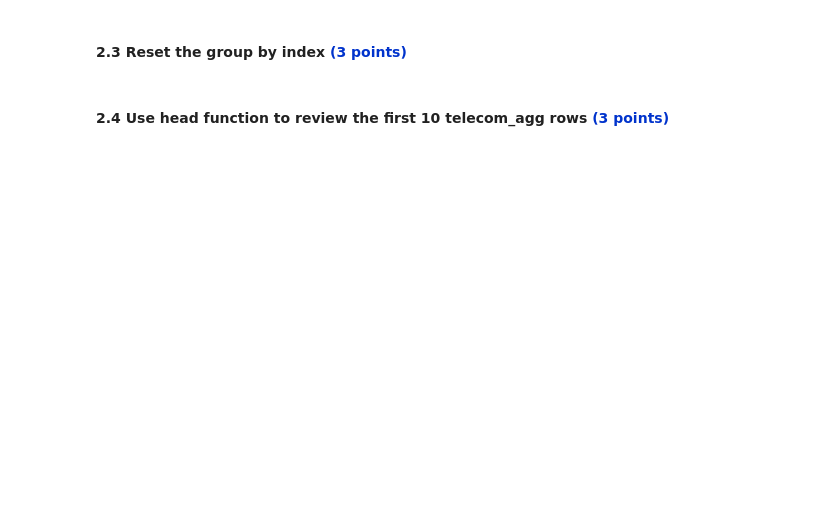
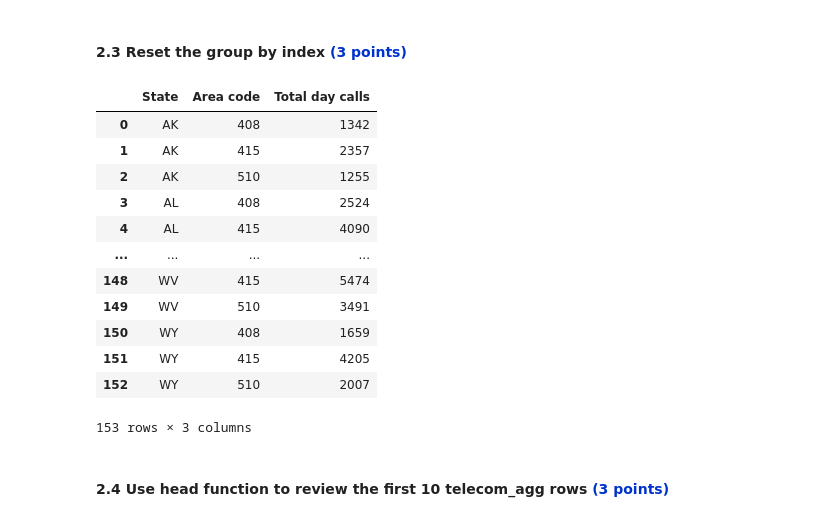
Before and after one commit to RivkyHailbron/PythonH.W.Rivky, a Jupyter notebook: Telecom_Churn_Test.ipynb, the cells around one changed output. Drawn from its saved outputs; the diff is of its cells as text; code cells hidden in the pictures; blank space fills up the shorter version.

```diff
--- a/Telecom_Churn_Test.ipynb
+++ b/Telecom_Churn_Test.ipynb
@@ -100,2 +115,19 @@ group_data
+# %%
+telecom_agg_index = df.groupby( ['State','Area code']).agg({'Total day calls': 'sum'}).reset_index()
+telecom_agg_index
+# %% [output]
+|  | State | Area code | Total day calls |
+| 0 | AK | 408 | 1342 |
+| 1 | AK | 415 | 2357 |
+| 2 | AK | 510 | 1255 |
+| 3 | AL | 408 | 2524 |
+| 4 | AL | 415 | 4090 |
+| ... | ... | ... | ... |
+| 148 | WV | 415 | 5474 |
+| 149 | WV | 510 | 3491 |
+| 150 | WY | 408 | 1659 |
+| 151 | WY | 415 | 4205 |
+| 152 | WY | 510 | 2007 |
+153 rows × 3 columns
 # %% [markdown]
 #### 2.4 Use head function to review the first 10 telecom_agg rows <span style= color:#0033cc>(3 points)</span>
```
Also changed, not shown: parts of 7 cells of this notebook.
